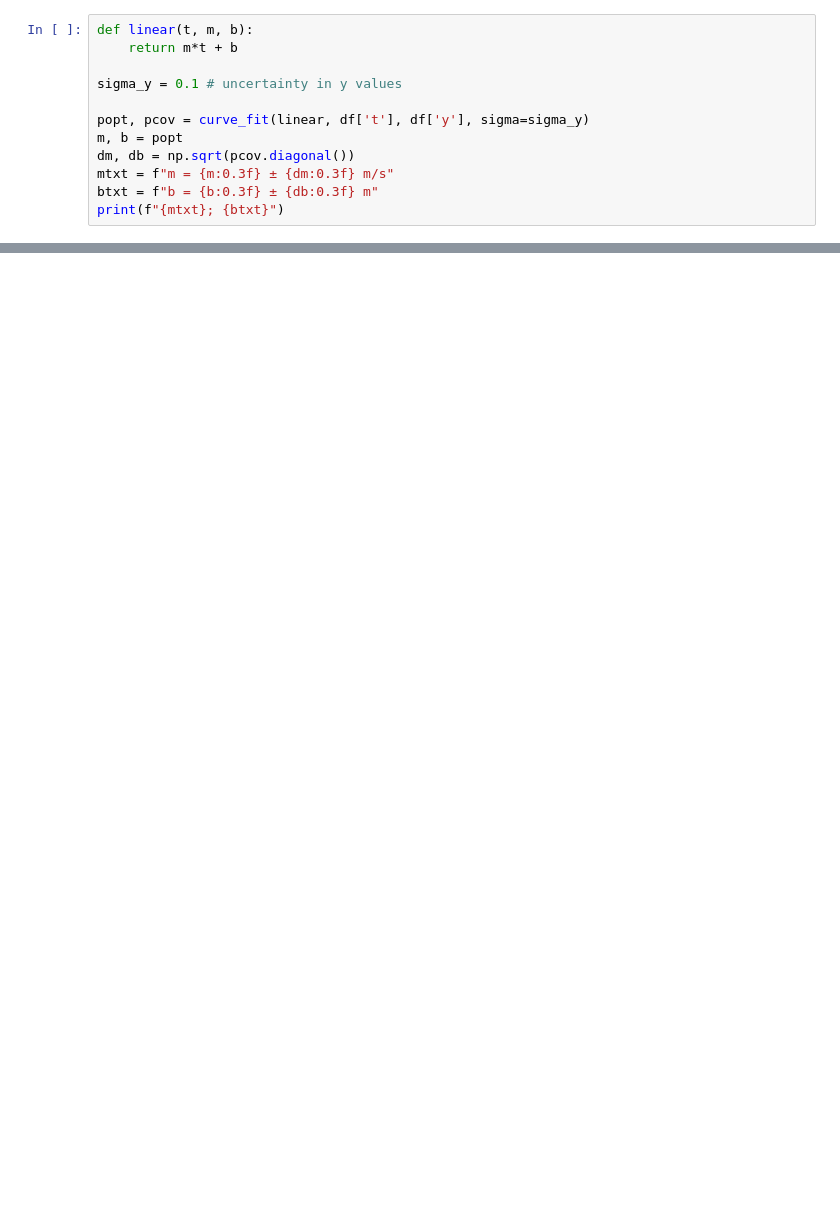
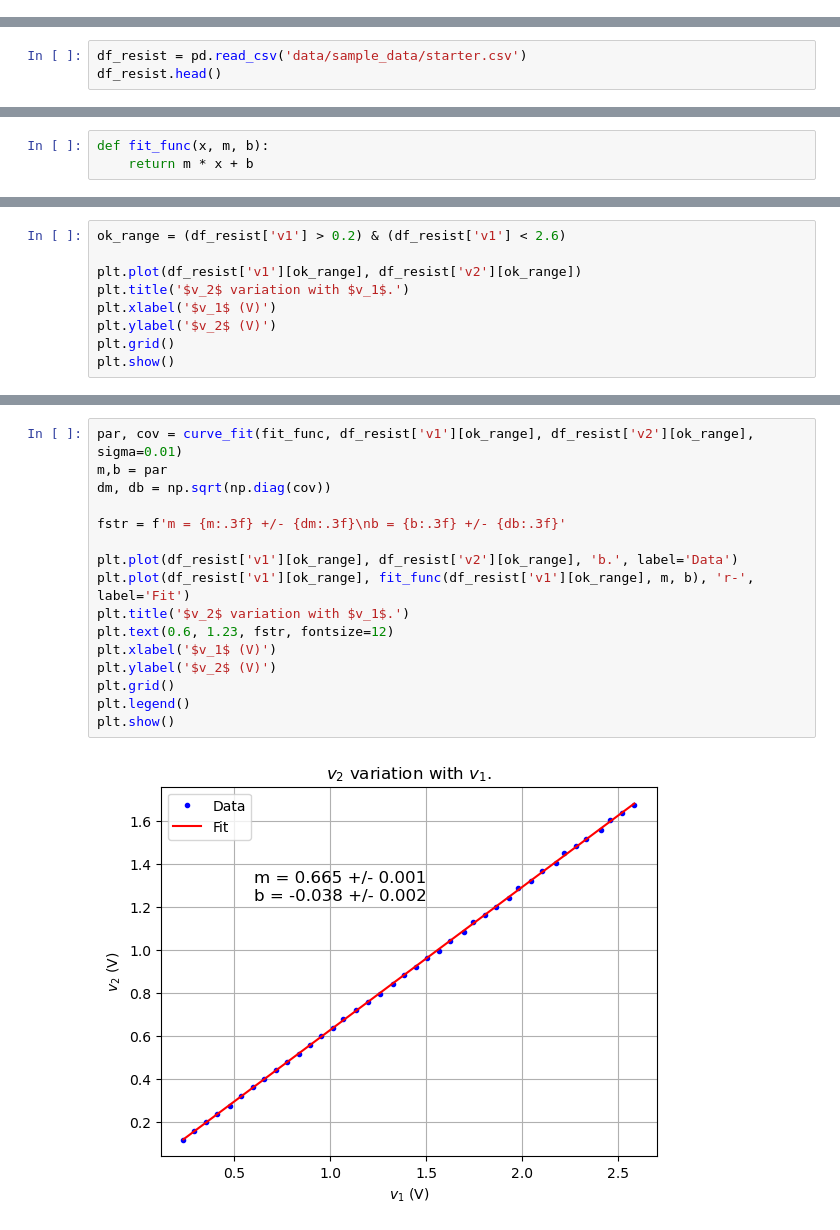
Before and after one commit to 202420-PHYS-230/P1_CollectingData, a Jupyter notebook: CurveFitting.ipynb, the cells around one changed output, grey strips where cells are left out. Saved outputs shown, nothing was run; the diff lists cells and outputs as text; blank space fills up the shorter version.

```diff
--- a/CurveFitting.ipynb
+++ b/CurveFitting.ipynb
@@ -20,12 +5,0 @@ df.head()
-# %%
-def linear(t, m, b):
-    return m*t + b
-
-sigma_y = 0.1 # uncertainty in y values
-
-popt, pcov = curve_fit(linear, df['t'], df['y'], sigma=sigma_y)
-m, b = popt
-dm, db = np.sqrt(pcov.diagonal())
-mtxt = f"m = {m:0.3f} ± {dm:0.3f} m/s"
-btxt = f"b = {b:0.3f} ± {db:0.3f} m"
-print(f"{mtxt}; {btxt}")
@@ -48,0 +14,3 @@ plt.show()
+# %%
+df_resist = pd.read_csv('data/sample_data/starter.csv')
+df_resist.head()
@@ -48,0 +47,3 @@ plt.show()
+# %%
+def fit_func(x, m, b):
+    return m * x + b
@@ -48,0 +64,9 @@ plt.show()
+# %%
+ok_range = (df_resist['v1'] > 0.2) & (df_resist['v1'] < 2.6)
+
+plt.plot(df_resist['v1'][ok_range], df_resist['v2'][ok_range])
+plt.title('$v_2$ variation with $v_1$.')
+plt.xlabel('$v_1$ (V)')
+plt.ylabel('$v_2$ (V)')
+plt.grid()
+plt.show()
@@ -48,0 +77,18 @@ plt.show()
+# %%
+par, cov = curve_fit(fit_func, df_resist['v1'][ok_range], df_resist['v2'][ok_range], sigma=0.01)
+m,b = par
+dm, db = np.sqrt(np.diag(cov))
+
+fstr = f'm = {m:.3f} +/- {dm:.3f}\nb = {b:.3f} +/- {db:.3f}'
+
+plt.plot(df_resist['v1'][ok_range], df_resist['v2'][ok_range], 'b.', label='Data')
+plt.plot(df_resist['v1'][ok_range], fit_func(df_resist['v1'][ok_range], m, b), 'r-', label='Fit')
+plt.title('$v_2$ variation with $v_1$.')
+plt.text(0.6, 1.23, fstr, fontsize=12)
+plt.xlabel('$v_1$ (V)')
+plt.ylabel('$v_2$ (V)')
+plt.grid()
+plt.legend()
+plt.show()
+# %% [output]
+[figure, added]
```
Also changed, not shown: parts of 29 cells of this notebook, 2 other files.
